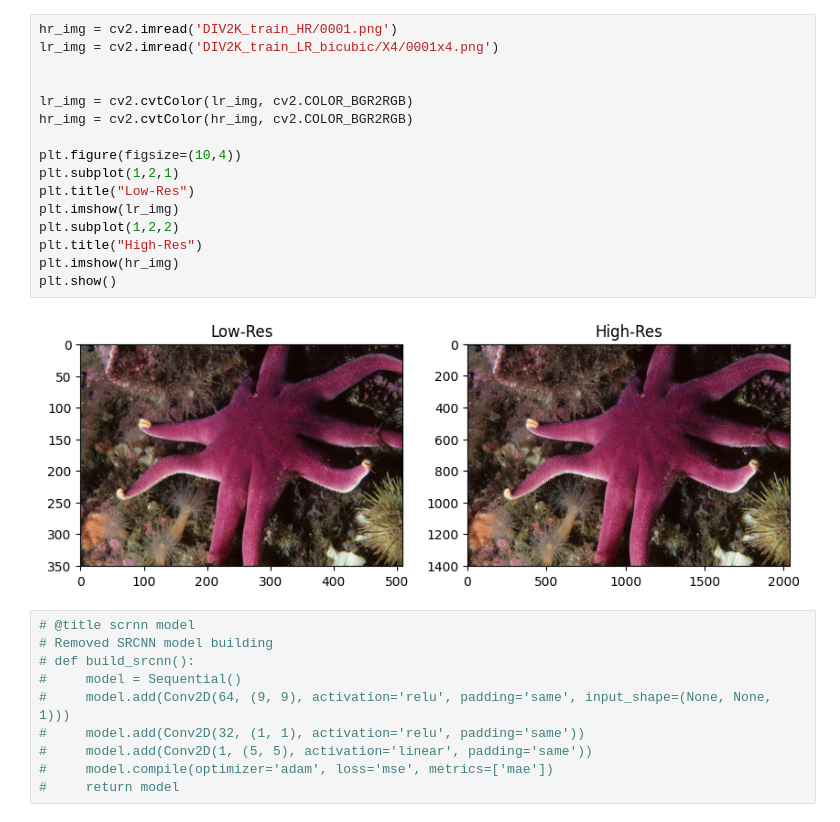
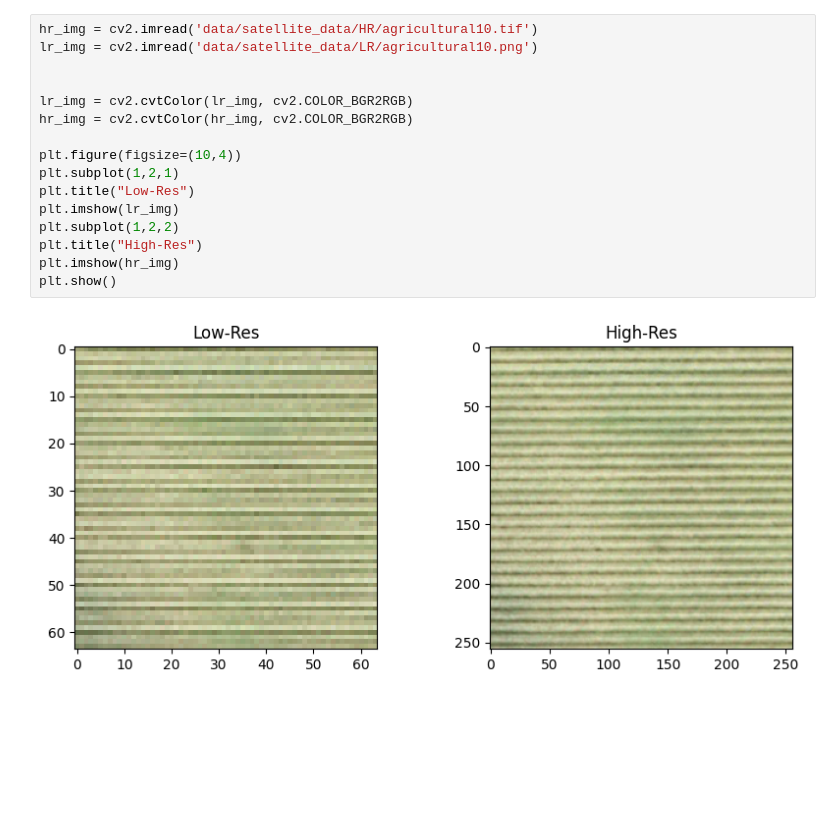
Before and after one commit to kiran1465313/satellite_sr, a Jupyter notebook: 01_dataset_preparation.ipynb, the cells around one changed output. Saved outputs shown, nothing was run; the diff lists cells and outputs as text; blank space fills up the shorter version.

```diff
--- a/01_dataset_preparation.ipynb
+++ b/01_dataset_preparation.ipynb
@@ -74,29 +237,19 @@ model = build_edsr()
 # %%
-hr_img = cv2.imread('DIV2K_train_HR/0001.png')
-lr_img = cv2.imread('DIV2K_train_LR_bicubic/X4/0001x4.png')
+hr_img = cv2.imread('data/satellite_data/HR/agricultural10.tif')
+lr_img = cv2.imread('data/satellite_data/LR/agricultural10.png')
 
 
 lr_img = cv2.cvtColor(lr_img, cv2.COLOR_BGR2RGB)
 hr_img = cv2.cvtColor(hr_img, cv2.COLOR_BGR2RGB)
 
 plt.figure(figsize=(10,4))
 plt.subplot(1,2,1)
 plt.title("Low-Res")
 plt.imshow(lr_img)
 plt.subplot(1,2,2)
 plt.title("High-Res")
 plt.imshow(hr_img)
 plt.show()
 # %% [output]
-[figure, old version]
+[figure, new version]
-# %%
-# @title scrnn model
-# Removed SRCNN model building
-# def build_srcnn():
-#     model = Sequential()
-#     model.add(Conv2D(64, (9, 9), activation='relu', padding='same', input_shape=(None, None, 1)))
-#     model.add(Conv2D(32, (1, 1), activation='relu', padding='same'))
-#     model.add(Conv2D(1, (5, 5), activation='linear', padding='same'))
-#     model.compile(optimizer='adam', loss='mse', metrics=['mae'])
-#     return model
 # %%
```
Also changed, not shown: parts of 21 cells of this notebook.
